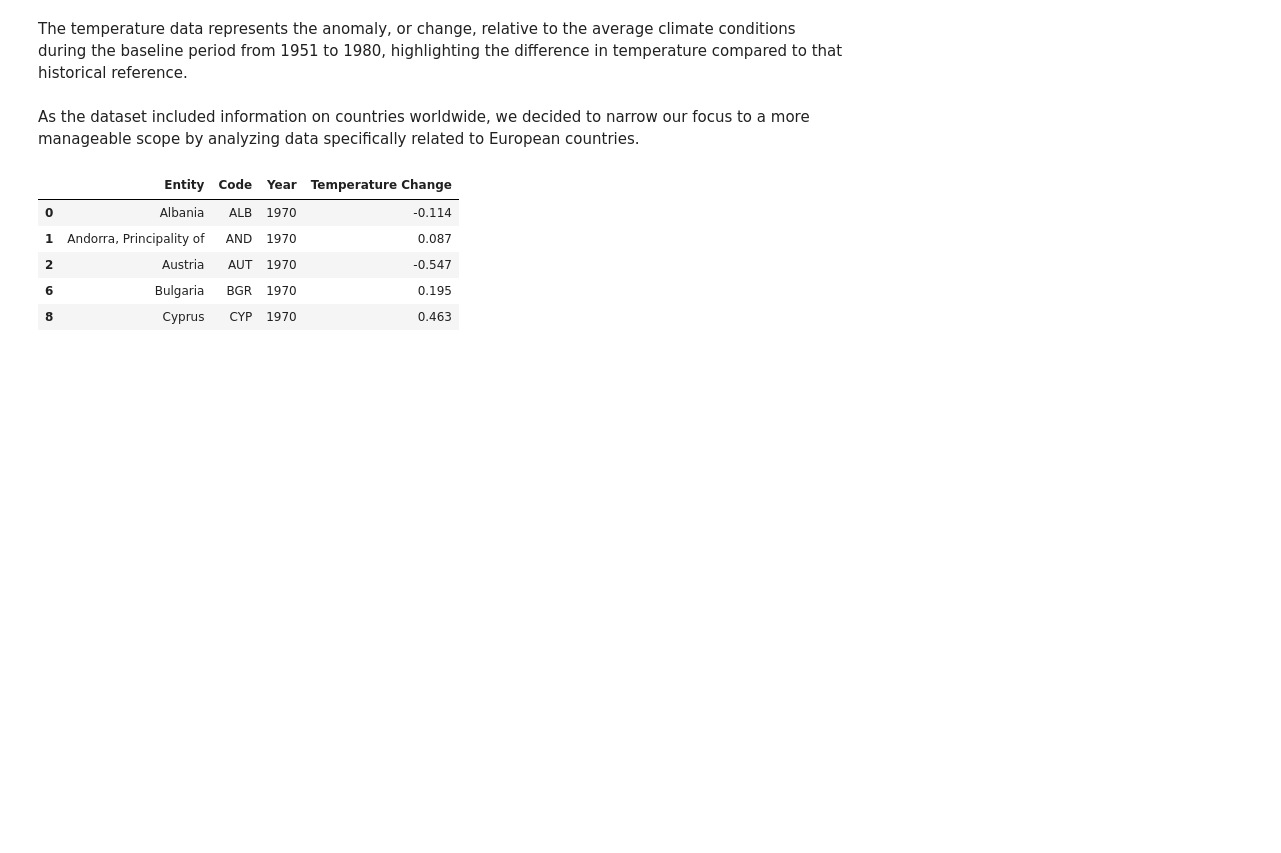
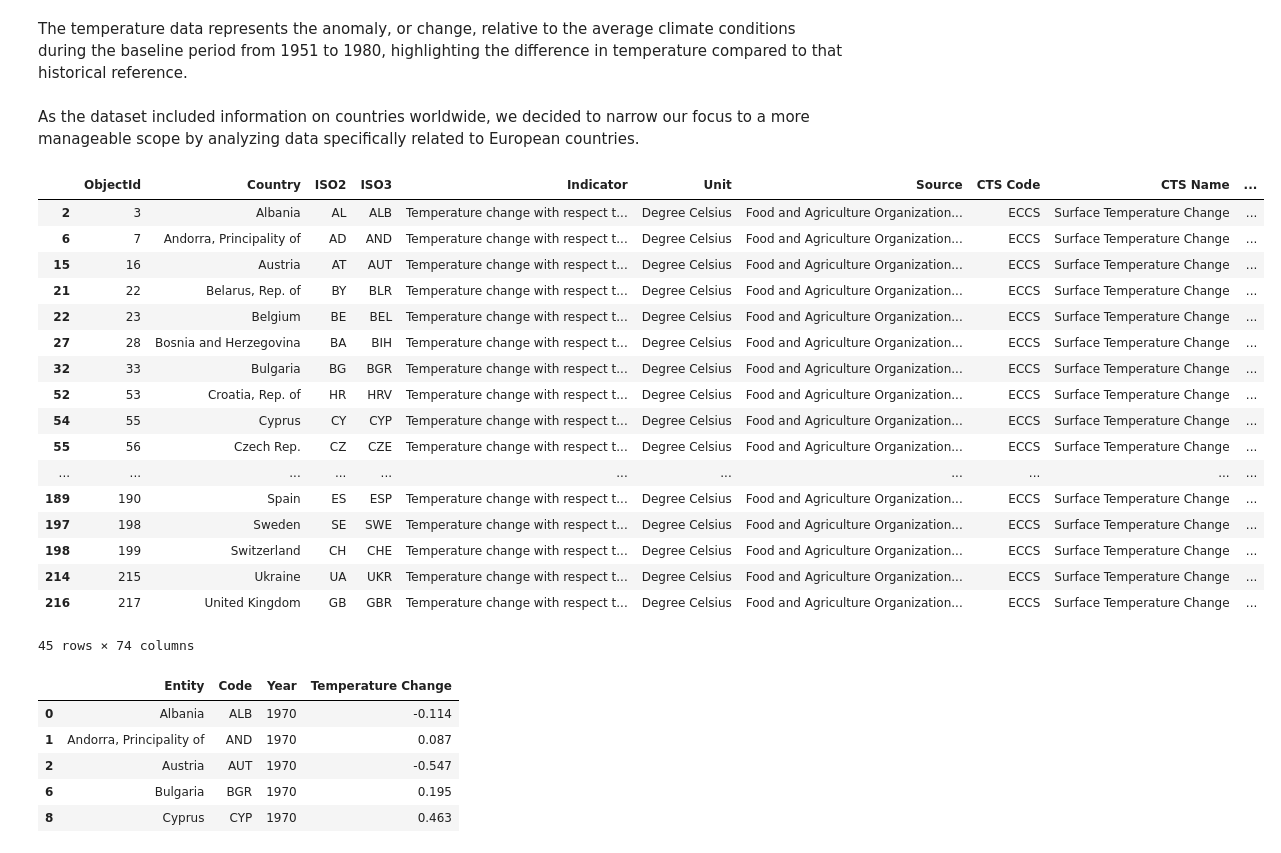
Before and after one commit to Filusion/PR2515, a Jupyter notebook: CO2_Paris_Agreement.ipynb, the cells around one changed output. Saved outputs shown, nothing was run; the diff lists cells and outputs as text; code cells hidden in the pictures; blank space fills up the shorter version.

```diff
--- a/CO2_Paris_Agreement.ipynb
+++ b/CO2_Paris_Agreement.ipynb
@@ -268,21 +292,41 @@ As the dataset included information on countries worldwide, we decided to narrow
 # %%
 df_climate = pd.read_csv(f'{data_root}Climate_Indicators_Annual_Mean_Global_Surface_Temperature.csv')
 
 europe_iso3 = [
     # Modern European countries
     'ALB', 'AND', 'AUT', 'BLR', 'BEL', 'BIH', 'BGR', 'HRV', 'CYP', 'CZE',
     'DNK', 'EST', 'FIN', 'FRA', 'DEU', 'GRC', 'HUN', 'ISL', 'IRL', 'ITA',
     'LVA', 'LIE', 'LTU', 'LUX', 'MLT', 'MDA', 'MCO', 'MNE', 'NLD', 'MKD',
     'NOR', 'POL', 'PRT', 'ROU', 'RUS', 'SMR', 'SRB', 'SVK', 'SVN', 'ESP',
     'SWE', 'CHE', 'UKR', 'GBR', 'VAT', 'XKX',  # XKX = Kosovo
 
     # historical ones, just in case
     'CSK',  # Czechoslovakia
     'YUG',  # Yugoslavia
     'SUN',  # Soviet Union
 ]
 
 df_europe_climate = df_climate[df_climate['ISO3'].isin(europe_iso3)].copy()
+df_europe_climate
+# %% [output]
+|  | ObjectId | Country | ISO2 | ISO3 | Indicator | Unit | Source | CTS Code | CTS Name | ... |
+| 2 | 3 | Albania | AL | ALB | Temperature change with respect t... | Degree Celsius | Food and Agriculture Organization... | ECCS | Surface Temperature Change | ... |
+| 6 | 7 | Andorra, Principality of | AD | AND | Temperature change with respect t... | Degree Celsius | Food and Agriculture Organization... | ECCS | Surface Temperature Change | ... |
+| 15 | 16 | Austria | AT | AUT | Temperature change with respect t... | Degree Celsius | Food and Agriculture Organization... | ECCS | Surface Temperature Change | ... |
+| 21 | 22 | Belarus, Rep. of | BY | BLR | Temperature change with respect t... | Degree Celsius | Food and Agriculture Organization... | ECCS | Surface Temperature Change | ... |
+| 22 | 23 | Belgium | BE | BEL | Temperature change with respect t... | Degree Celsius | Food and Agriculture Organization... | ECCS | Surface Temperature Change | ... |
+| 27 | 28 | Bosnia and Herzegovina | BA | BIH | Temperature change with respect t... | Degree Celsius | Food and Agriculture Organization... | ECCS | Surface Temperature Change | ... |
+| 32 | 33 | Bulgaria | BG | BGR | Temperature change with respect t... | Degree Celsius | Food and Agriculture Organization... | ECCS | Surface Temperature Change | ... |
+| 52 | 53 | Croatia, Rep. of | HR | HRV | Temperature change with respect t... | Degree Celsius | Food and Agriculture Organization... | ECCS | Surface Temperature Change | ... |
+| 54 | 55 | Cyprus | CY | CYP | Temperature change with respect t... | Degree Celsius | Food and Agriculture Organization... | ECCS | Surface Temperature Change | ... |
+| 55 | 56 | Czech Rep. | CZ | CZE | Temperature change with respect t... | Degree Celsius | Food and Agriculture Organization... | ECCS | Surface Temperature Change | ... |
+| ... | ... | ... | ... | ... | ... | ... | ... | ... | ... | ... |
+| 189 | 190 | Spain | ES | ESP | Temperature change with respect t... | Degree Celsius | Food and Agriculture Organization... | ECCS | Surface Temperature Change | ... |
+| 197 | 198 | Sweden | SE | SWE | Temperature change with respect t... | Degree Celsius | Food and Agriculture Organization... | ECCS | Surface Temperature Change | ... |
+| 198 | 199 | Switzerland | CH | CHE | Temperature change with respect t... | Degree Celsius | Food and Agriculture Organization... | ECCS | Surface Temperature Change | ... |
+| 214 | 215 | Ukraine | UA | UKR | Temperature change with respect t... | Degree Celsius | Food and Agriculture Organization... | ECCS | Surface Temperature Change | ... |
+| 216 | 217 | United Kingdom | GB | GBR | Temperature change with respect t... | Degree Celsius | Food and Agriculture Organization... | ECCS | Surface Temperature Change | ... |
+45 rows × 74 columns
 # %%
 # Keep only relevant columns for clarity
 temp_cols = ['Country', 'ISO3'] + [str(year) for year in range(1970, 2023)]
```
Also changed, not shown: parts of 9 cells of this notebook.
